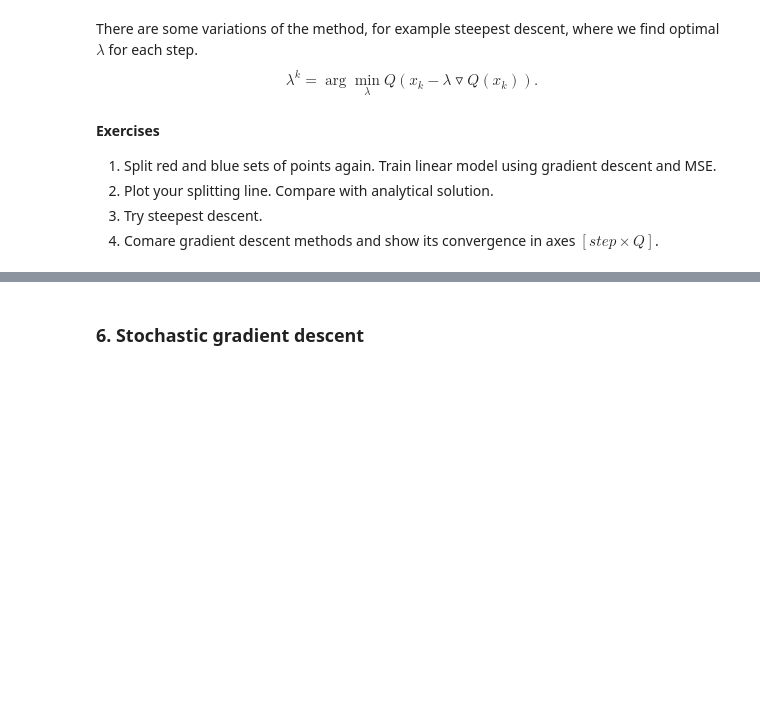
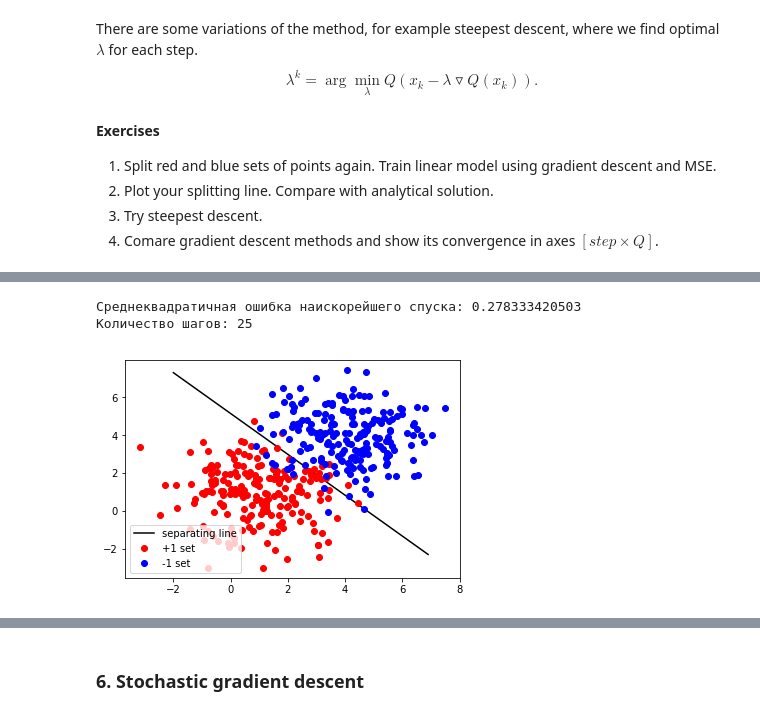
Before and after one commit to SokolovRE/Renju, a Jupyter notebook: labs/lab-1.ipynb, the cells around one changed output, grey strips where cells are left out. Saved outputs shown, nothing was run; the diff lists cells and outputs as text; code cells hidden in the pictures; blank space fills up the shorter version.

```diff
--- a/labs/lab-1.ipynb
+++ b/labs/lab-1.ipynb
@@ -397,0 +433,36 @@ path = gradient_descent(MSE_loss, MSE_gradient, np.array([0, 0, 0]))
+# %%
+def steepest_gradient_descent(function, gradient, opt_alpha, point_0, eps=1E-5):
+    path = []
+    point_0 = np.array([point_0]).T
+    path.append(point_0.T[0])
+    cur_point = point_0
+    cur_grad = gradient(cur_point)
+    alpha = opt_alpha(cur_point, cur_grad)
+    next_point = cur_point - alpha * cur_grad
+    while (abs(function(cur_point) - function(next_point)) > eps):
+        cur_point = next_point
+        path.append(next_point.T[0])
+        cur_grad = gradient(cur_point)
+        alpha = opt_alpha(cur_point, cur_grad)
+        next_point = cur_point - alpha * cur_grad
+    return np.array(path)
+
+def MSE_optimal_alpha(point, gradient):
+    first_sum = ((np.dot(X, point) - Y) * np.dot(X, gradient)).sum()
+    second_sum = (np.dot(X, gradient)**2).sum()
+    return first_sum / second_sum
+
+path_steepest = steepest_gradient_descent(MSE_loss, MSE_gradient, MSE_optimal_alpha, [0, 0, 0])
+w_steepest = path_steepest[-1]
+print("Среднеквадратичная ошибка наискорейшего спуска:", MSE_loss(np.array([w_steepest]).T))
+print("Количество шагов:", len(path_steepest))
+
+plt.plot(x_range, separating_line(w_steepest, x_range), 'k', label='separating line')
+plt.plot(red_points[:,0], red_points[:,1], 'or', label='+1 set')
+plt.plot(blue_points[:,0], blue_points[:,1], 'ob', label = '-1 set')
+plt.legend()
+plt.show()
+# %% [output]
+Среднеквадратичная ошибка наискорейшего спуска: 0.278333420503
+Количество шагов: 25
+[figure, added]
```
Also changed, not shown: parts of 15 cells of this notebook.
